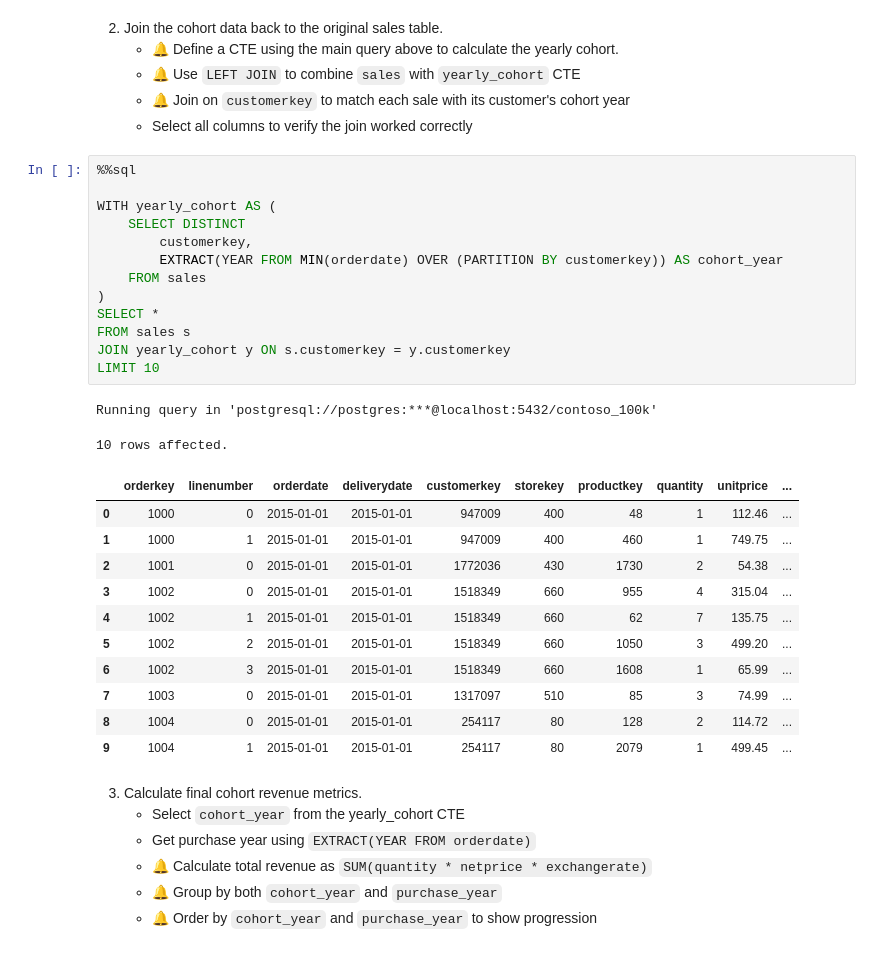
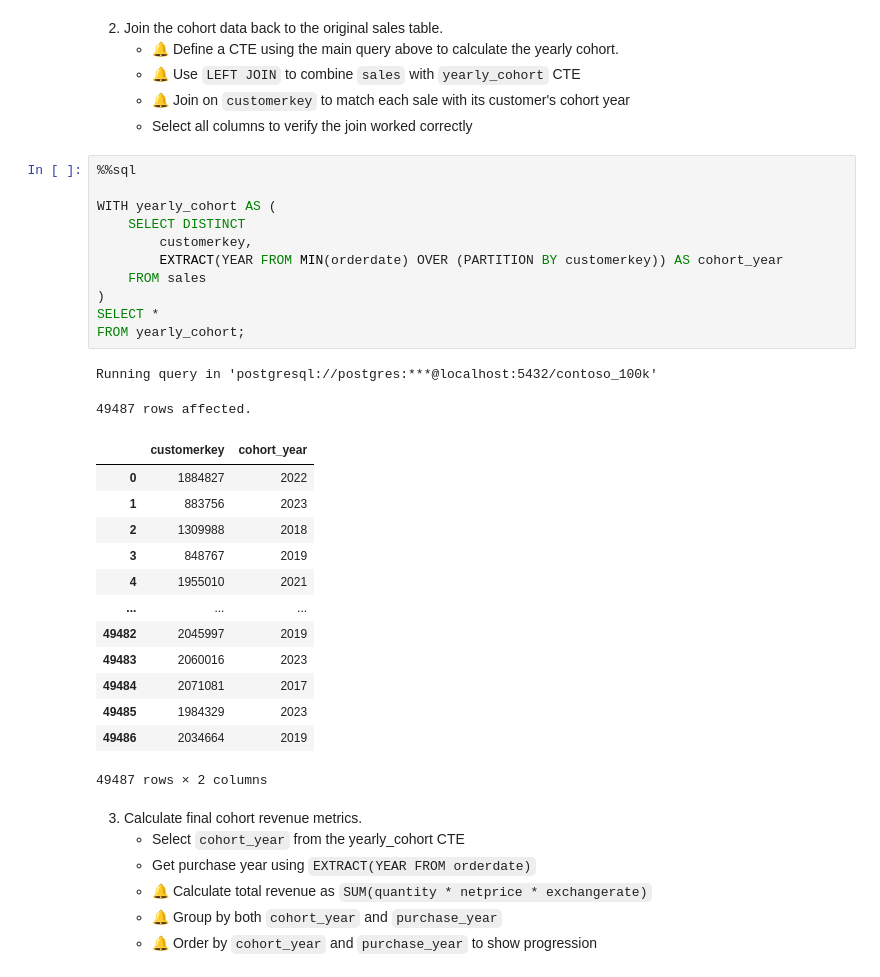
Before and after one commit to anshjw/data-analytics-learning, a Jupyter notebook: Int_SQL/3_Windows_Function/1_Syntax.ipynb, the cells around one changed output. Saved outputs shown, nothing was run; the diff lists cells and outputs as text.

```diff
--- a/Int_SQL/3_Windows_Function/1_Syntax.ipynb
+++ b/Int_SQL/3_Windows_Function/1_Syntax.ipynb
@@ -331,30 +338,30 @@ Running query in 'postgresql://postgres:***@localhost:5432/contoso_100k'
 # %%
 %%sql
 
 WITH yearly_cohort AS (
     SELECT DISTINCT
         customerkey,
         EXTRACT(YEAR FROM MIN(orderdate) OVER (PARTITION BY customerkey)) AS cohort_year
     FROM sales
 )
 SELECT *
-FROM sales s
-JOIN yearly_cohort y ON s.customerkey = y.customerkey
-LIMIT 10
+FROM yearly_cohort;
 # %% [output]
 Running query in 'postgresql://postgres:***@localhost:5432/contoso_100k'
-10 rows affected.
+49487 rows affected.
-|  | orderkey | linenumber | orderdate | deliverydate | customerkey | storekey | productkey | quantity | unitprice | ... |
-| 0 | 1000 | 0 | 2015-01-01 | 2015-01-01 | 947009 | 400 | 48 | 1 | 112.46 | ... |
-| 1 | 1000 | 1 | 2015-01-01 | 2015-01-01 | 947009 | 400 | 460 | 1 | 749.75 | ... |
-| 2 | 1001 | 0 | 2015-01-01 | 2015-01-01 | 1772036 | 430 | 1730 | 2 | 54.38 | ... |
-| 3 | 1002 | 0 | 2015-01-01 | 2015-01-01 | 1518349 | 660 | 955 | 4 | 315.04 | ... |
-| 4 | 1002 | 1 | 2015-01-01 | 2015-01-01 | 1518349 | 660 | 62 | 7 | 135.75 | ... |
-| 5 | 1002 | 2 | 2015-01-01 | 2015-01-01 | 1518349 | 660 | 1050 | 3 | 499.20 | ... |
-| 6 | 1002 | 3 | 2015-01-01 | 2015-01-01 | 1518349 | 660 | 1608 | 1 | 65.99 | ... |
-| 7 | 1003 | 0 | 2015-01-01 | 2015-01-01 | 1317097 | 510 | 85 | 3 | 74.99 | ... |
-| 8 | 1004 | 0 | 2015-01-01 | 2015-01-01 | 254117 | 80 | 128 | 2 | 114.72 | ... |
-| 9 | 1004 | 1 | 2015-01-01 | 2015-01-01 | 254117 | 80 | 2079 | 1 | 499.45 | ... |
+|  | customerkey | cohort_year |
+| 0 | 1884827 | 2022 |
+| 1 | 883756 | 2023 |
+| 2 | 1309988 | 2018 |
+| 3 | 848767 | 2019 |
+| 4 | 1955010 | 2021 |
+| ... | ... | ... |
+| 49482 | 2045997 | 2019 |
+| 49483 | 2060016 | 2023 |
+| 49484 | 2071081 | 2017 |
+| 49485 | 1984329 | 2023 |
+| 49486 | 2034664 | 2019 |
+49487 rows × 2 columns
 # %% [markdown]
 3. Calculate final cohort revenue metrics.
     - Select `cohort_year` from the yearly_cohort CTE
```
Also changed, not shown: parts of 26 cells of this notebook.
